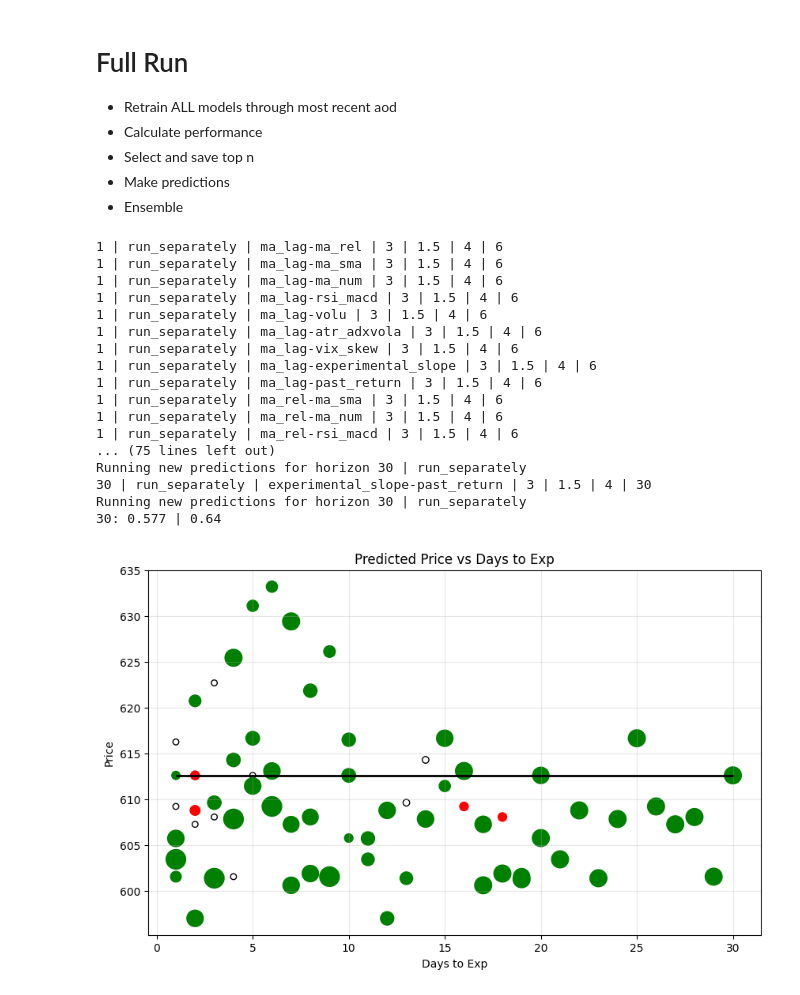
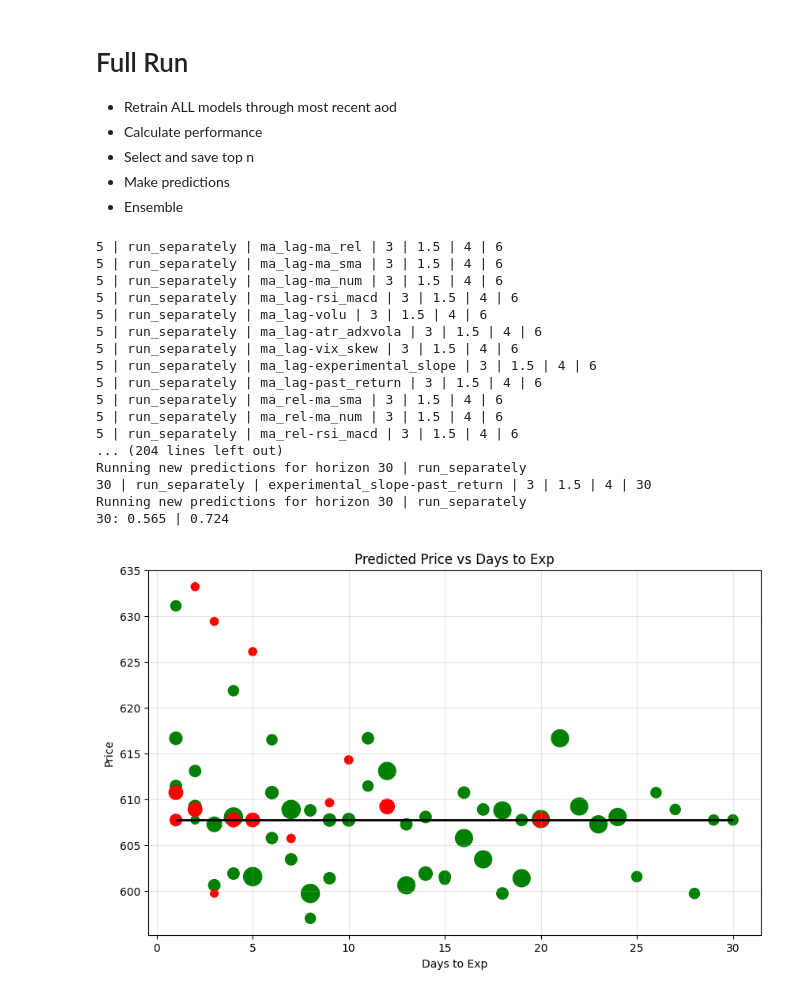
Before and after one commit to bchase17/Stocks, a Jupyter notebook: deployment.ipynb, the cells around one changed output. Drawn from its saved outputs; the diff is of its cells as text; code cells hidden in the pictures.

```diff
--- a/deployment.ipynb
+++ b/deployment.ipynb
@@ -232,7 +232,7 @@ ensemble_frames = []
 for r in h:
 
     df = pd.read_csv(f"h{r}_{file_ext}.csv")
-    df = df.dropna().copy()
+    df = df[df["horizon"] == r].dropna().copy()
     #df = df.rename(columns={"feature_set": "features"})
 
     df["feature_cols"] = df["features"].apply(lambda x: resolve_feature_cols(x, feature_dict))
@@ -265,13 +265,13 @@ for r in h:
         days_assessed  = len(df_daily.iloc[r:][df_daily['Date'] > max_test_start].copy())
         groups = list_name.split("-")
 
-        if days_assessed > 4:
+        if days_assessed > 2:
 
             model = XGBClassifier(n_estimators=300, random_state=42, n_jobs=-1)
             model_name = "xgboost-3"
 
             print(f"{target_horizon} | {pi_handling} | {list_name} | {train_year} | {pi_year} | {min_feat} | {days_assessed}")
-            results_df = deployment_flow.run_deploy_flow(days_assessed, r, pi_handling, feature_cols, df_daily, model_name, model,
+            results_df = deployment_flow.run_deploy_flow(days_assessed, r, pi_handling, feature_cols, df_daily.iloc[:], model_name, model,
                             train_year, pi_year, min_feat, list_name, feature_dict, groups, type)
 
             master_results.append(results_df)
@@ -389,45 +389,45 @@ for r in h:
 
     ensemble_df = (
         output_df
         .groupby('Date', as_index=False)
         .agg({
             'Date': 'first',
             'horizon': 'first',
             'Predicted_Price': 'first',
             'Last_Close': 'first',
             'LC_R_PP': 'first',
             'pred_edge': 'sum'
         })
         .rename(columns={'pred_edge': 'ensemble_edge'})
     )
     ensemble_df['ensemble_pred'] = (ensemble_df['ensemble_edge'] / n + .5).round(2)
     ensemble_df['Days_to_Exp'] = ensemble_df.index + 1
 
     pos_prec, neg_prec = ensemble_perf(r, pred_filtered)
     ensemble_df['pos_prec'] = pos_prec
     ensemble_df['neg_prec'] = neg_prec
 
     ensemble_frames.append(ensemble_df)
 
 ensemble_all_df = pd.concat(ensemble_frames, ignore_index=True)
 
 pred_chart(ensemble_all_df)
 # %% [output]
-1 | run_separately | ma_lag-ma_rel | 3 | 1.5 | 4 | 6
-1 | run_separately | ma_lag-ma_sma | 3 | 1.5 | 4 | 6
-1 | run_separately | ma_lag-ma_num | 3 | 1.5 | 4 | 6
-1 | run_separately | ma_lag-rsi_macd | 3 | 1.5 | 4 | 6
-1 | run_separately | ma_lag-volu | 3 | 1.5 | 4 | 6
-1 | run_separately | ma_lag-atr_adxvola | 3 | 1.5 | 4 | 6
-1 | run_separately | ma_lag-vix_skew | 3 | 1.5 | 4 | 6
-1 | run_separately | ma_lag-experimental_slope | 3 | 1.5 | 4 | 6
-1 | run_separately | ma_lag-past_return | 3 | 1.5 | 4 | 6
-1 | run_separately | ma_rel-ma_sma | 3 | 1.5 | 4 | 6
-1 | run_separately | ma_rel-ma_num | 3 | 1.5 | 4 | 6
-1 | run_separately | ma_rel-rsi_macd | 3 | 1.5 | 4 | 6
-... (75 lines left out)
+5 | run_separately | ma_lag-ma_rel | 3 | 1.5 | 4 | 6
+5 | run_separately | ma_lag-ma_sma | 3 | 1.5 | 4 | 6
+5 | run_separately | ma_lag-ma_num | 3 | 1.5 | 4 | 6
+5 | run_separately | ma_lag-rsi_macd | 3 | 1.5 | 4 | 6
+5 | run_separately | ma_lag-volu | 3 | 1.5 | 4 | 6
+5 | run_separately | ma_lag-atr_adxvola | 3 | 1.5 | 4 | 6
+5 | run_separately | ma_lag-vix_skew | 3 | 1.5 | 4 | 6
+5 | run_separately | ma_lag-experimental_slope | 3 | 1.5 | 4 | 6
+5 | run_separately | ma_lag-past_return | 3 | 1.5 | 4 | 6
+5 | run_separately | ma_rel-ma_sma | 3 | 1.5 | 4 | 6
+5 | run_separately | ma_rel-ma_num | 3 | 1.5 | 4 | 6
+5 | run_separately | ma_rel-rsi_macd | 3 | 1.5 | 4 | 6
+... (204 lines left out)
 Running new predictions for horizon 30 | run_separately
 30 | run_separately | experimental_slope-past_return | 3 | 1.5 | 4 | 30
 Running new predictions for horizon 30 | run_separately
-30: 0.577 | 0.64
+30: 0.565 | 0.724
-[figure, old version]
+[figure, new version]
```
Also changed, not shown: parts of 1 cell of this notebook, 1 other file.
